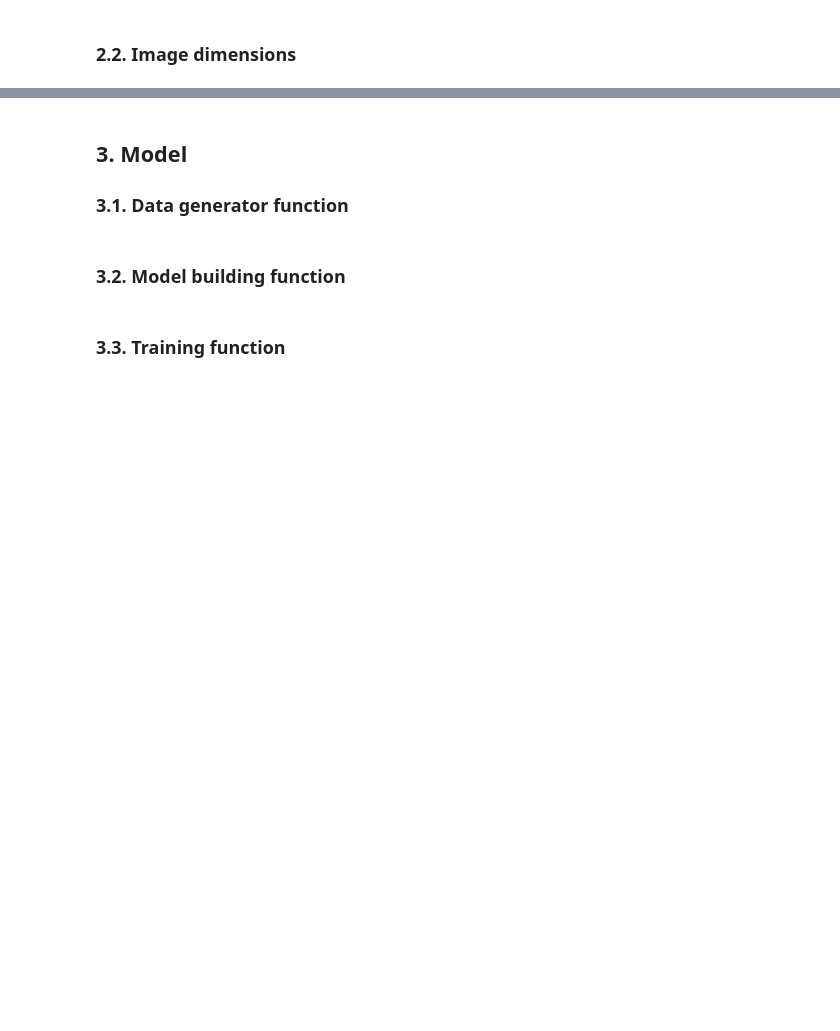
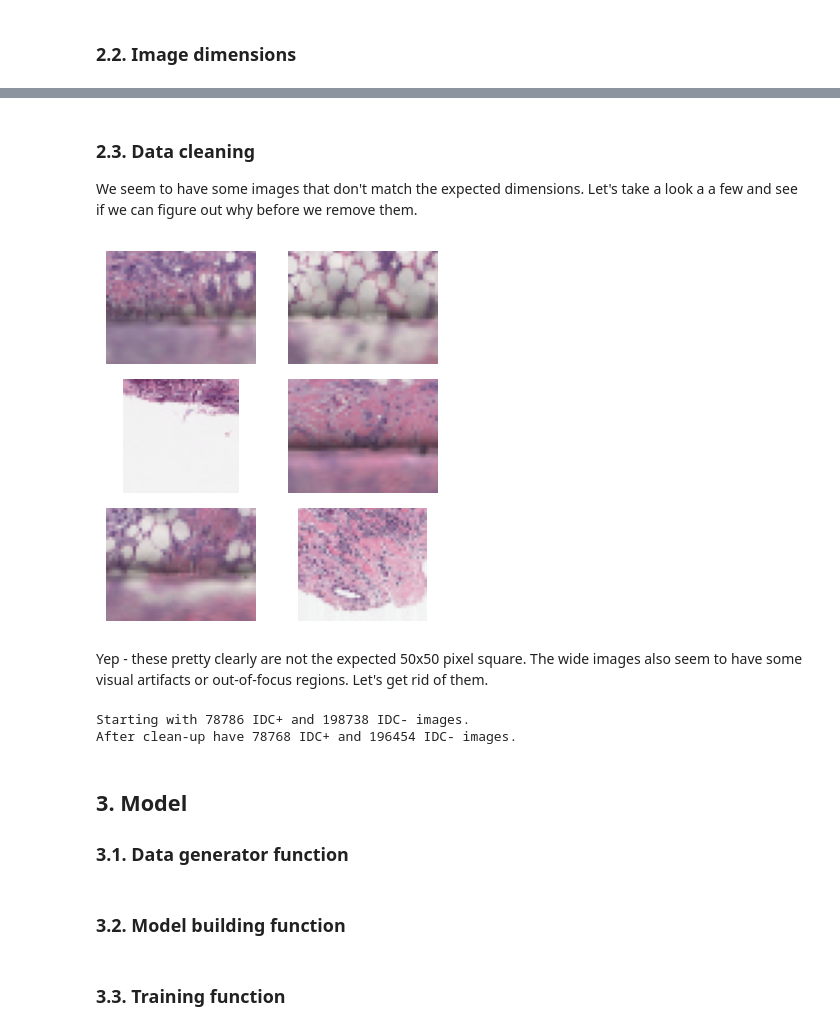
Before and after one commit to isabellegaldau/breast_cancer_diagnosis, a Jupyter notebook: notebooks/perdrizet_CNN_model.ipynb, the cells around one changed output, grey strips where cells are left out. Drawn from its saved outputs; the diff is of its cells as text; code cells hidden in the pictures; blank space fills up the shorter version.

```diff
--- a/notebooks/perdrizet_CNN_model.ipynb
+++ b/notebooks/perdrizet_CNN_model.ipynb
@@ -113,3 +117,35 @@ plt.show()
+# %% [markdown]
+### 2.3. Data cleaning
+
+We seem to have some images that don't match the expected dimensions. Let's take a look a a few and see if we can figure out why before we remove them.
+# %%
+# Plot some of the IDC+ and IDC- images
+fig, axs = plt.subplots(3,2,figsize=(4, 4))
+axs=axs.flatten()
+
+for image_path, ax in zip(bad_shape_images, axs):
+    sample_image=image.load_img(image_path)
+    sample_image=image.img_to_array(sample_image)
+    sample_image/=255.0
+    ax.imshow(sample_image)
+    ax.axis('off')
+
+plt.tight_layout()
+plt.show()
+# %% [output]
+[figure, added]
+# %% [markdown]
+Yep - these pretty clearly are not the expected 50x50 pixel square. The wide images also seem to have some visual artifacts or out-of-focus regions. Let's get rid of them.
+# %%
+print(f'Starting with {len(idc_pos)} IDC+ and {len(idc_neg)} IDC- images.')
+
+idc_pos=[x for x in idc_pos if x not in bad_shape_images]
+idc_neg=[x for x in idc_neg if x not in bad_shape_images]
+
+print(f'After clean-up have {len(idc_pos)} IDC+ and {len(idc_neg)} IDC- images.')
+# %% [output]
+Starting with 78786 IDC+ and 198738 IDC- images.
+After clean-up have 78768 IDC+ and 196454 IDC- images.
 # %% [markdown]
 ## 3. Model
 
```
Also changed, not shown: parts of 15 cells of this notebook.
